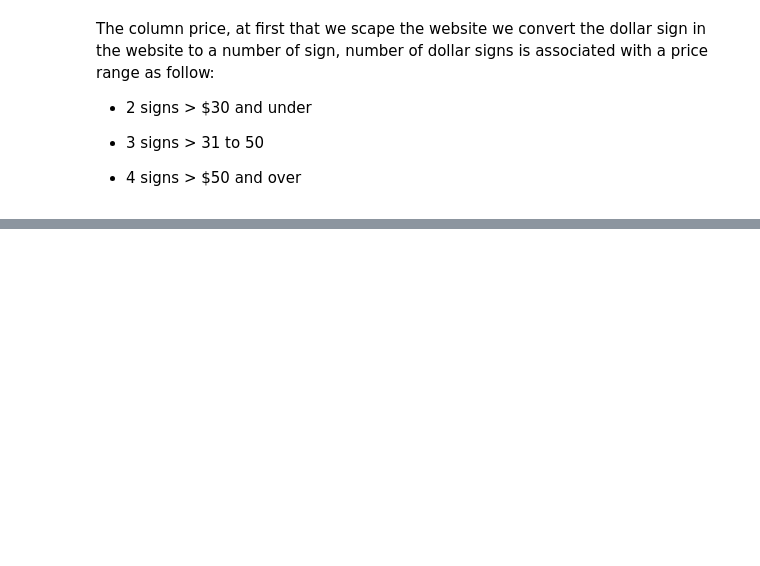
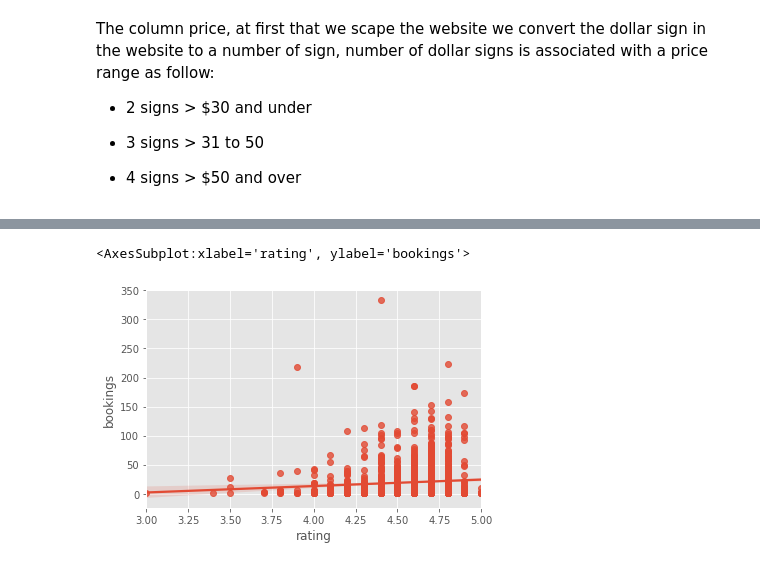
Before and after one commit to madeleine68/opentable, a Jupyter notebook: opentable_analysis.ipynb, the cells around one changed output, grey strips where cells are left out. Saved outputs shown, nothing was run; the diff lists cells and outputs as text; code cells hidden in the pictures; blank space fills up the shorter version.

```diff
--- a/opentable_analysis.ipynb
+++ b/opentable_analysis.ipynb
@@ -322,0 +394,5 @@ df_newyork["rating"][0]
+# %%
+sns.regplot(x="rating", y="bookings", data=df1)
+# %% [output]
+<AxesSubplot:xlabel='rating', ylabel='bookings'>
+[figure, added]
```
Also changed, not shown: parts of 100 cells of this notebook, 5 other files.
